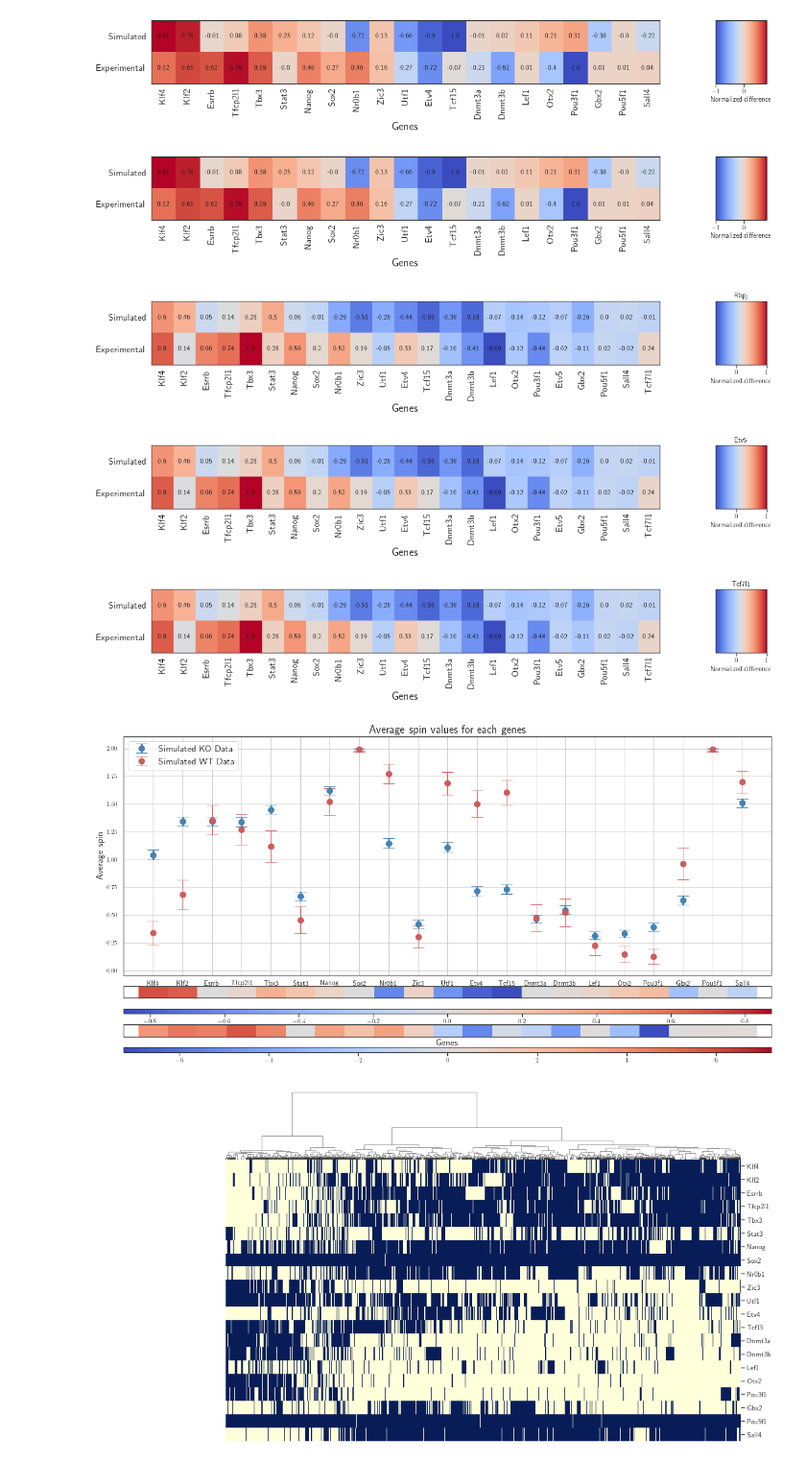
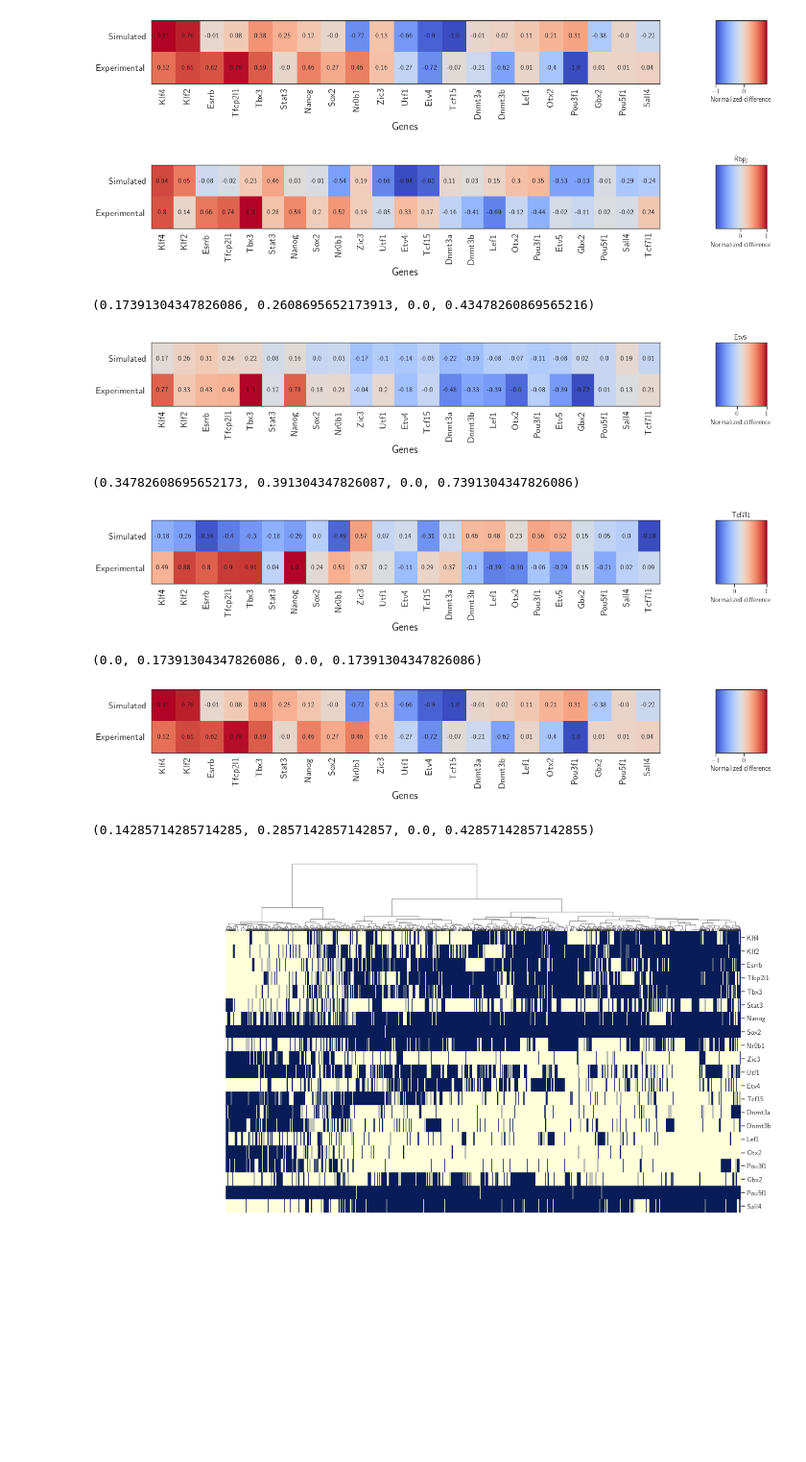
Before and after one commit to CleliaCorridori/GRN_Inference_CODE, a Jupyter notebook: IsingRes_Evaluation.ipynb, the cells around one changed output. Shown at 96% size. Drawn from its saved outputs; the diff is of its cells as text; code cells hidden in the pictures; blank space fills up the shorter version.

```diff
--- a/IsingRes_Evaluation.ipynb
+++ b/IsingRes_Evaluation.ipynb
@@ -1135,8 +1148,7 @@ plt.show()
 # %%
 # KO info
 KO_gene = "Rbpj"
-
-funcs_ko.KO_wrap(KO_gene, lN_high_meanMatx, model_lN_best, genes_order, spins_new_lN, df_KO_N24_Leeb_uncl, N_test_KO=N_test_KO)
+diff_lN_Rbpj, exp_logFC_Rbpj, KO_genes_order_Rbpj = funcs_ko.KO_wrap(KO_gene, lN_high_meanMatx, model_lN_best, genes_order, spins_new_lN, df_KO_N24_Leeb_uncl, N_test_KO=N_test_KO)
 # %% [output]
 KO_std-wt_std not significant for gene  ['Esrrb' 'Tfcp2l1' 'Tbx3' 'Stat3' 'Nanog' 'Sox2' 'Zic3' 'Dnmt3a' 'Dnmt3b'
  'Lef1' 'Otx2' 'Pou3f1' 'Gbx2' 'Pou5f1' 'Sall4' 'Tcf7l1']
@@ -1163,7 +1162,7 @@ Genes considered:  ['Klf4' 'Klf2' 'Nr0b1' 'Utf1' 'Etv4' 'Tcf15' 'Etv5']
 # KO info
 KO_gene = "Etv5"
 
-funcs_ko.KO_wrap(KO_gene, lN_high_meanMatx, model_lN_best, genes_order, spins_new_lN, df_KO_N24_Leeb_uncl, N_test_KO=N_test_KO)
+diff_lN_Etv5, exp_logFC_Etv5, KO_genes_order_Etv5 = funcs_ko.KO_wrap(KO_gene, lN_high_meanMatx, model_lN_best, genes_order, spins_new_lN, df_KO_N24_Leeb_uncl, N_test_KO=N_test_KO)
 # %% [output]
 KO_std-wt_std not significant for gene  ['Klf4' 'Klf2' 'Esrrb' 'Tfcp2l1' 'Tbx3' 'Stat3' 'Nanog' 'Sox2' 'Nr0b1'
  'Zic3' 'Rbpj' 'Utf1' 'Etv4' 'Tcf15' 'Dnmt3a' 'Dnmt3b' 'Lef1' 'Otx2'
@@ -1193,7 +1177,7 @@ Genes considered:  []
 # KO info
 KO_gene = "Tcf7l1"
 
-funcs_ko.KO_wrap(KO_gene, lN_high_meanMatx, model_lN_best, genes_order, spins_new_lN, df_KO_N24_Leeb_uncl, N_test_KO=N_test_KO)
+diff_lN_Tcf7l1, exp_logFC_Tcf7l1, KO_genes_order_Tcf7l1 =funcs_ko.KO_wrap(KO_gene, lN_high_meanMatx, model_lN_best, genes_order, spins_new_lN, df_KO_N24_Leeb_uncl, N_test_KO=N_test_KO)
 # %% [output]
 KO_std-wt_std not significant for gene  ['Klf4' 'Klf2' 'Esrrb' 'Tfcp2l1' 'Tbx3' 'Stat3' 'Nanog' 'Sox2' 'Rbpj'
  'Utf1' 'Etv4' 'Tcf15' 'Dnmt3a' 'Dnmt3b' 'Lef1' 'Etv5' 'Gbx2' 'Pou5f1']
@@ -1265,40 +1236,49 @@ funcs_ko.KO_heat_comparison_T(diff_sim_T, np.array(df_tKO_Kalkan_sel).squeeze(),
 [figure]
 # %%
 # # Normalized differences
-diff_sim   = np.array([diff_pN_Rbpj, diff_pN_Etv5, diff_pN_Tcf7l1])
+diff_sim   = np.array([diff_lN_Rbpj, diff_lN_Etv5, diff_lN_Tcf7l1])
 log2FC_exp = np.array([exp_logFC_Rbpj, exp_logFC_Etv5, exp_logFC_Tcf7l1])
 genes_KOs  = np.array([KO_genes_order_Rbpj, KO_genes_order_Etv5, KO_genes_order_Tcf7l1])
 
 diff_max = max(np.abs(diff_sim).max(), np.abs(diff_sim_T).max())
 diff_sim_norm = diff_sim/diff_max
 diff_sim_T_norm = diff_sim_T/diff_max
 
 log2FC_exp_norm = log2FC_exp/np.abs(log2FC_exp).max()
+df_tKO_Kalkan_norm = df_tKO_Kalkan_sel/np.abs(df_tKO_Kalkan_sel).max()
+
 # diff_pN_Tcf7l1, exp_logFC_Tcf7l1, KO_genes_order_Tcf7l1
 
+diff_thr = 0.01
+
+# Rbpj
+funcs_ko.KO_heat_comparison_T(diff_sim_norm[0,:], log2FC_exp_norm[0,:], "Rbpj", genes_KOs[0,:], Norm=False)
+print(funcs_ko.fraction_agreement(diff_sim_norm[0,:], log2FC_exp_norm[0,:], genes_KOs[0,:], diff_thr))
+
+# Etv5
+funcs_ko.KO_heat_comparison_T(diff_sim_norm[1,:], log2FC_exp_norm[1,:], "Etv5", genes_KOs[0,:], Norm=False)
+print(funcs_ko.fraction_agreement(diff_sim_norm[1,:], log2FC_exp_norm[1,:], genes_KOs[1,:], diff_thr))
+
+# Tcf7l1
+funcs_ko.KO_heat_comparison_T(diff_sim_norm[2,:], log2FC_exp_norm[2,:], "Tcf7l1", genes_KOs[0,:], Norm=False)
+print(funcs_ko.fraction_agreement(diff_sim_norm[2,:], log2FC_exp_norm[2,:], genes_KOs[2,:], diff_thr))
 
 # Triple
 funcs_ko.KO_heat_comparison_T(diff_sim_T_norm, np.array(df_tKO_Kalkan_sel).squeeze(), "", np.array(common_genes), Norm=False)
-
-# Rbpj
-funcs_ko.KO_heat_comparison_T(diff_sim_norm[0,:], log2FC_exp_norm[0,:], "Rbpj", genes_KOs[0,:], Norm=False)
-
-# Etv5
-funcs_ko.KO_heat_comparison_T(diff_sim_norm[1,:], log2FC_exp_norm[1,:], "Etv5", genes_KOs[0,:], Norm=False)
-
-# Tcf7l1
-funcs_ko.KO_heat_comparison_T(diff_sim_norm[2,:], log2FC_exp_norm[2,:], "Tcf7l1", genes_KOs[0,:], Norm=False)
+print(funcs_ko.fraction_agreement(diff_sim_T_norm, np.array(df_tKO_Kalkan_norm).squeeze(), np.array(common_genes), diff_thr))
 # %% [output]
-[figure, old version]
+[figure, new version]
+(0.17391304347826086, 0.2608695652173913, 0.0, 0.43478260869565216)
-[figure, old version]
+[figure, new version]
+(0.34782608695652173, 0.391304347826087, 0.0, 0.7391304347826086)
-[figure, old version]
+[figure, new version]
+(0.0, 0.17391304347826086, 0.0, 0.17391304347826086)
-[figure, old version]
+[figure, new version]
+(0.14285714285714285, 0.2857142857142857, 0.0, 0.42857142857142855)
 # %%
-# funcs_ko.KO_plots_oneSim(KO_T_spins[:,:,1], KO_T_weighted_avg, KO_T_weighted_std, wt_T_avg, wt_T_std, ko_genes_order=KO_genes_order_T, exp_data=np.array(df_tKO_Kalkan_sel.iloc[:,0]), raster=False)
+# # funcs_ko.KO_plots_oneSim(KO_T_spins[:,:,1], KO_T_weighted_avg, KO_T_weighted_std, wt_T_avg, wt_T_std, ko_genes_order=KO_genes_order_T, exp_data=np.array(df_tKO_Kalkan_sel.iloc[:,0]), raster=False)
 
-funcs_ko.KO_plots_oneSim_T(diff_sim_T, KO_T_weighted_avg_sel_T, KO_T_weighted_std_sel_T, wt_T_avg_sel_T, wt_T_std_sel_T, np.array(common_genes), exp_data=np.array(df_tKO_Kalkan_sel.iloc[:,0]))
+# funcs_ko.KO_plots_oneSim_T(diff_sim_T, KO_T_weighted_avg_sel_T, KO_T_weighted_std_sel_T, wt_T_avg_sel_T, wt_T_std_sel_T, np.array(common_genes), exp_data=np.array(df_tKO_Kalkan_sel.iloc[:,0]))
-# %% [output]
-[figure, removed]
 # %%
 # Perform linkage on your numpy array
 Z = scipy.cluster.hierarchy.linkage(KO_T_spins[:,:,1].T, method='ward')
```
Also changed, not shown: parts of 13 cells of this notebook, 3 other files.
